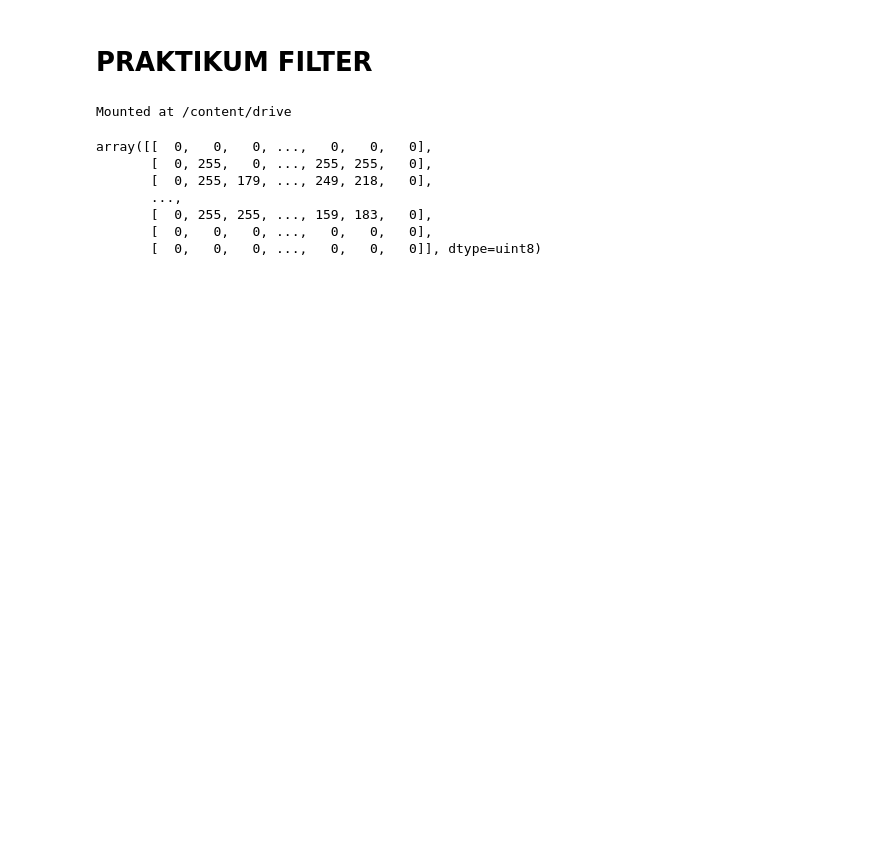
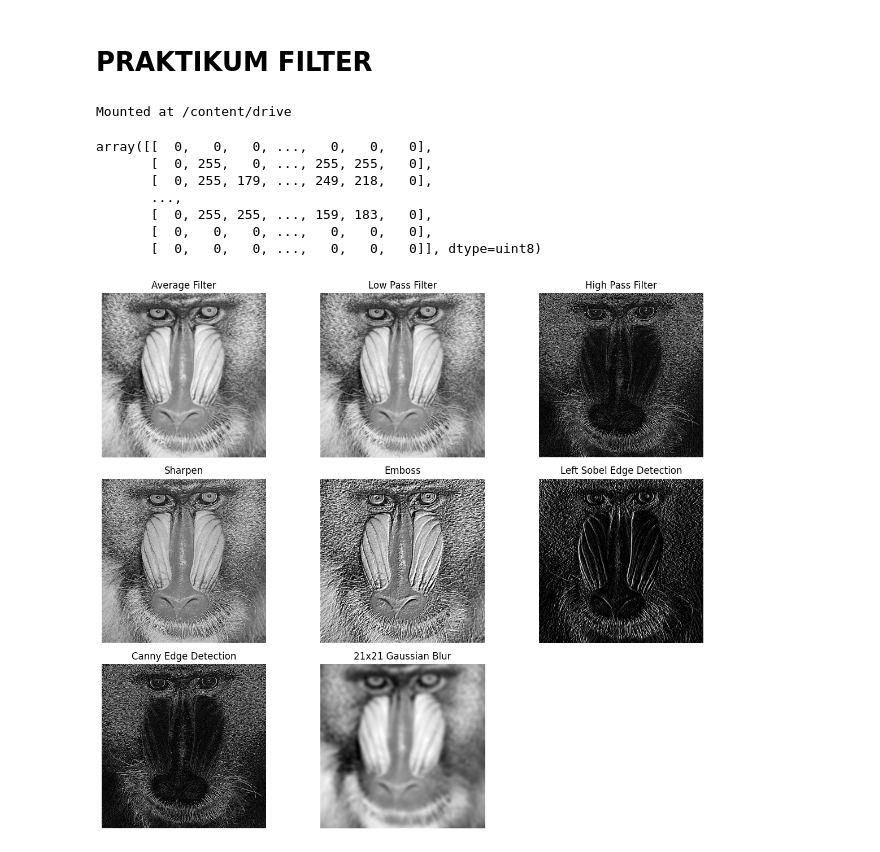
Before and after one commit to diana-rahma/AlgoritmadanStrukturData, a Jupyter notebook: Week6_11.ipynb, the cells around one changed output. Cells and saved outputs as stored; diff of their text form; code cells hidden in the pictures; blank space fills up the shorter version.

```diff
--- a/Week6_11.ipynb
+++ b/Week6_11.ipynb
@@ -63,3 +63,72 @@ array([[  0,   0,   0, ...,   0,   0,   0],
        [  0, 255, 255, ..., 159, 183,   0],
        [  0,   0,   0, ...,   0,   0,   0],
        [  0,   0,   0, ...,   0,   0,   0]], dtype=uint8)
+# %%
+# D3
+
+kernel_avg = np.ones((3,3)) / 9
+
+# Low Pass Filter
+kernel_lowpass = np.array([[1,1,1],
+                           [1,1,1],
+                           [1,1,1]]) / 9
+
+# High Pass Filter
+kernel_highpass = np.array([[-1,-1,-1],
+                            [-1, 8,-1],
+                            [-1,-1,-1]])
+
+# Sharpen Filter
+kernel_sharpen = np.array([[ 0,-1, 0],
+                           [-1, 5,-1],
+                           [ 0,-1, 0]])
+
+# Emboss Filter
+kernel_emboss = np.array([[-2,-1,0],
+                          [-1, 1,1],
+                          [ 0, 1,2]])
+
+# Sobel Left
+kernel_sobel_left = np.array([[1, 0, -1],
+                              [2, 0, -2],
+                              [1, 0, -1]])
+
+# Canny Edge Detection
+canny_kernel = np.array([
+    [-1, -1, -1],
+    [-1,  8, -1],
+    [-1, -1, -1]
+])
+
+# Gaussian Blur 21x21
+kernel_size = 21
+sigma = np.sqrt(kernel_size)
+gaussian_kernel_1d = cv.getGaussianKernel(kernel_size, sigma)
+gaussian_kernel = gaussian_kernel_1d @ gaussian_kernel_1d.T
+
+
+filters = {
+    "Average Filter": kernel_avg,
+    "Low Pass Filter": kernel_lowpass,
+    "High Pass Filter": kernel_highpass,
+    "Sharpen": kernel_sharpen,
+    "Emboss": kernel_emboss,
+    "Left Sobel Edge Detection": kernel_sobel_left,
+    "Canny Edge Detection": canny_kernel,
+    "21x21 Gaussian Blur": gaussian_kernel
+}
+
+plt.figure(figsize=(12, 10))
+i = 1
+for name, kernel in filters.items():
+    result = convolution2d(img_gray, kernel)
+    plt.subplot(3, 3, i)
+    plt.imshow(result, cmap='gray')
+    plt.title(name)
+    plt.axis("off")
+    i += 1
+
+plt.tight_layout()
+plt.show()
+# %% [output]
+[figure, added]
```
